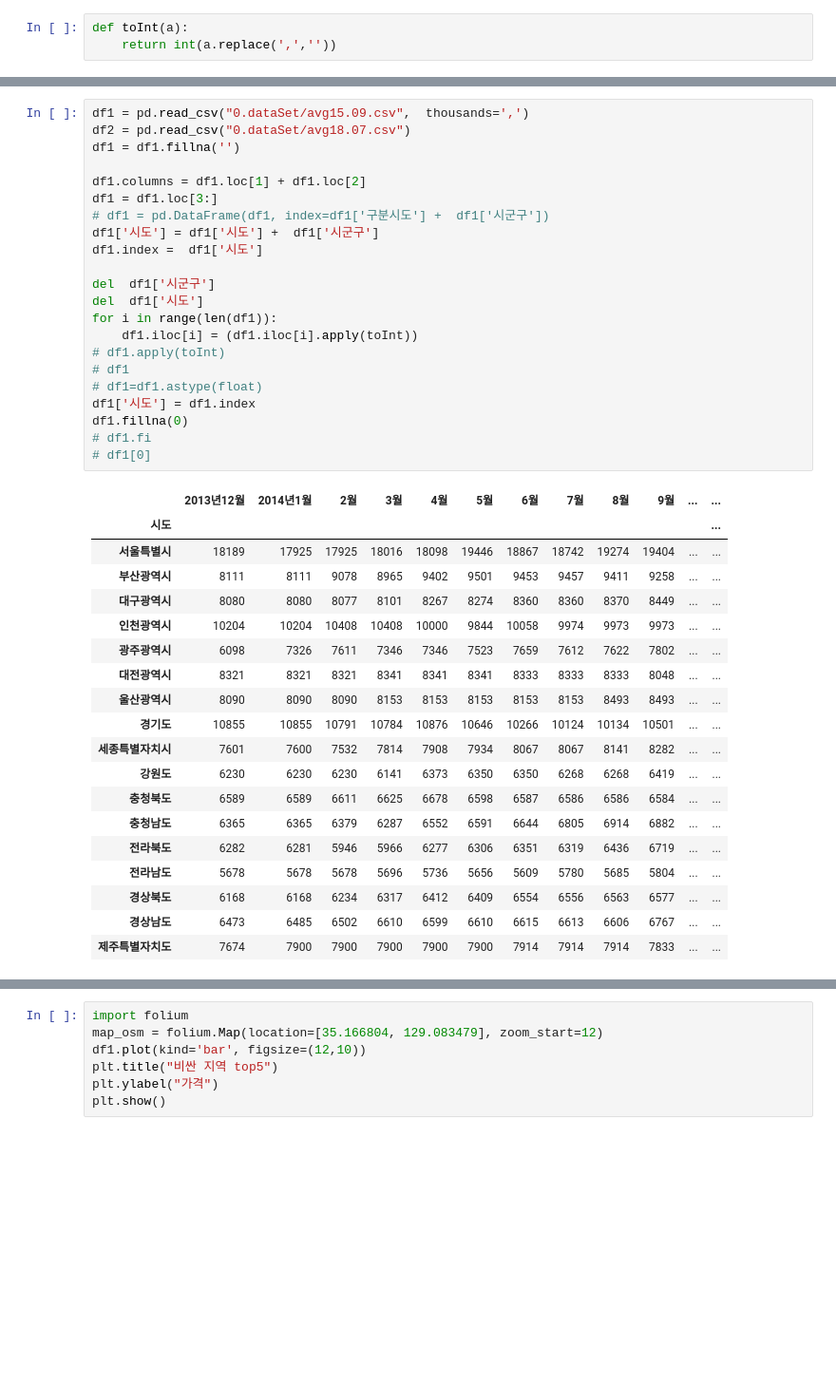
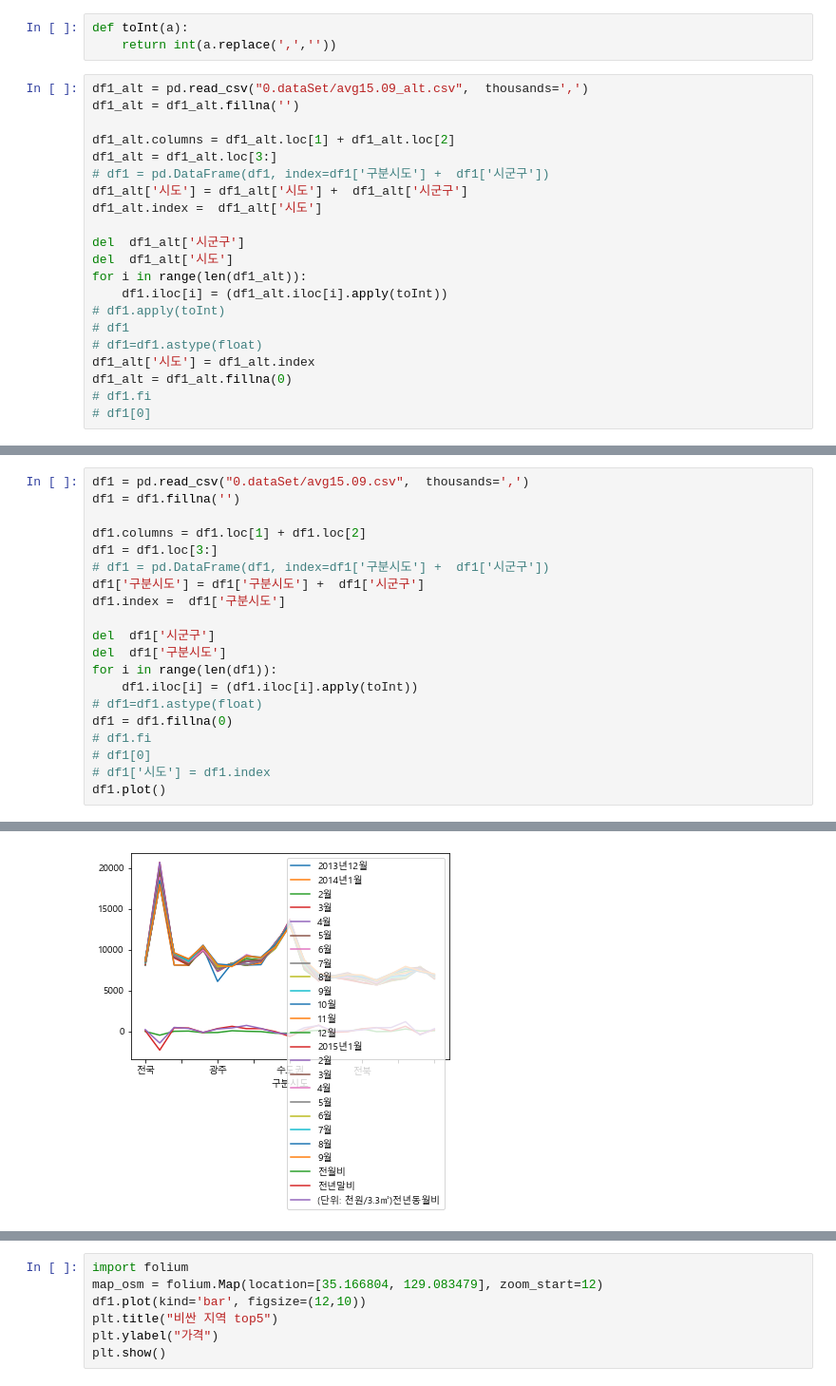
Before and after one commit to playdata-encore/10.preprocessing, a Jupyter notebook: step03_PandasReview.ipynb, the cells around one changed output, grey strips where cells are left out. Shown: that part at 95% size. Drawn from its saved outputs; the diff is of its cells as text; blank space fills up the shorter version.

```diff
--- a/step03_PandasReview.ipynb
+++ b/step03_PandasReview.ipynb
@@ -40,3 +37,24 @@ folium.Marker(location=[37.5411, 127.0107], popup="한남동",
 # %%
 def toInt(a):
     return int(a.replace(',',''))
+# %%
+df1_alt = pd.read_csv("0.dataSet/avg15.09_alt.csv",  thousands=',')
+df1_alt = df1_alt.fillna('')
+
+df1_alt.columns = df1_alt.loc[1] + df1_alt.loc[2]
+df1_alt = df1_alt.loc[3:]
+# df1 = pd.DataFrame(df1, index=df1['구분시도'] +  df1['시군구'])
+df1_alt['시도'] = df1_alt['시도'] +  df1_alt['시군구']
+df1_alt.index =  df1_alt['시도']
+
+del  df1_alt['시군구']
+del  df1_alt['시도']
+for i in range(len(df1_alt)):
+    df1.iloc[i] = (df1_alt.iloc[i].apply(toInt))
+# df1.apply(toInt)
+# df1
+# df1=df1.astype(float)
+df1_alt['시도'] = df1_alt.index
+df1_alt = df1_alt.fillna(0)
+# df1.fi
+# df1[0]
@@ -43,42 +83,21 @@ def toInt(a):
 # %%
 df1 = pd.read_csv("0.dataSet/avg15.09.csv",  thousands=',')
-df2 = pd.read_csv("0.dataSet/avg18.07.csv")
 df1 = df1.fillna('')
 
 df1.columns = df1.loc[1] + df1.loc[2]
 df1 = df1.loc[3:]
 # df1 = pd.DataFrame(df1, index=df1['구분시도'] +  df1['시군구'])
-df1['시도'] = df1['시도'] +  df1['시군구']
-df1.index =  df1['시도']
+df1['구분시도'] = df1['구분시도'] +  df1['시군구']
+df1.index =  df1['구분시도']
 
 del  df1['시군구']
-del  df1['시도']
+del  df1['구분시도']
 for i in range(len(df1)):
     df1.iloc[i] = (df1.iloc[i].apply(toInt))
-# df1.apply(toInt)
-# df1
 # df1=df1.astype(float)
-df1['시도'] = df1.index
-df1.fillna(0)
+df1 = df1.fillna(0)
 # df1.fi
 # df1[0]
+# df1['시도'] = df1.index
+df1.plot()
 # %% [output]
-|  | 2013년12월 | 2014년1월 | 2월 | 3월 | 4월 | 5월 | 6월 | 7월 | 8월 | 9월 | ... | ... |
-| 시도 |  |  |  |  |  |  |  |  |  |  |  | ... |
-| 서울특별시 | 18189 | 17925 | 17925 | 18016 | 18098 | 19446 | 18867 | 18742 | 19274 | 19404 | ... | ... |
-| 부산광역시 | 8111 | 8111 | 9078 | 8965 | 9402 | 9501 | 9453 | 9457 | 9411 | 9258 | ... | ... |
-| 대구광역시 | 8080 | 8080 | 8077 | 8101 | 8267 | 8274 | 8360 | 8360 | 8370 | 8449 | ... | ... |
-| 인천광역시 | 10204 | 10204 | 10408 | 10408 | 10000 | 9844 | 10058 | 9974 | 9973 | 9973 | ... | ... |
-| 광주광역시 | 6098 | 7326 | 7611 | 7346 | 7346 | 7523 | 7659 | 7612 | 7622 | 7802 | ... | ... |
-| 대전광역시 | 8321 | 8321 | 8321 | 8341 | 8341 | 8341 | 8333 | 8333 | 8333 | 8048 | ... | ... |
-| 울산광역시 | 8090 | 8090 | 8090 | 8153 | 8153 | 8153 | 8153 | 8153 | 8493 | 8493 | ... | ... |
-| 경기도 | 10855 | 10855 | 10791 | 10784 | 10876 | 10646 | 10266 | 10124 | 10134 | 10501 | ... | ... |
-| 세종특별자치시 | 7601 | 7600 | 7532 | 7814 | 7908 | 7934 | 8067 | 8067 | 8141 | 8282 | ... | ... |
-| 강원도 | 6230 | 6230 | 6230 | 6141 | 6373 | 6350 | 6350 | 6268 | 6268 | 6419 | ... | ... |
-| 충청북도 | 6589 | 6589 | 6611 | 6625 | 6678 | 6598 | 6587 | 6586 | 6586 | 6584 | ... | ... |
-| 충청남도 | 6365 | 6365 | 6379 | 6287 | 6552 | 6591 | 6644 | 6805 | 6914 | 6882 | ... | ... |
-| 전라북도 | 6282 | 6281 | 5946 | 5966 | 6277 | 6306 | 6351 | 6319 | 6436 | 6719 | ... | ... |
-| 전라남도 | 5678 | 5678 | 5678 | 5696 | 5736 | 5656 | 5609 | 5780 | 5685 | 5804 | ... | ... |
-| 경상북도 | 6168 | 6168 | 6234 | 6317 | 6412 | 6409 | 6554 | 6556 | 6563 | 6577 | ... | ... |
-| 경상남도 | 6473 | 6485 | 6502 | 6610 | 6599 | 6610 | 6615 | 6613 | 6606 | 6767 | ... | ... |
-| 제주특별자치도 | 7674 | 7900 | 7900 | 7900 | 7900 | 7900 | 7914 | 7914 | 7914 | 7833 | ... | ... |
@@ -85,0 +105 @@ df1.fillna(0)
+[figure, added]
```
Also changed, not shown: parts of 5 cells of this notebook, 1 other file.
